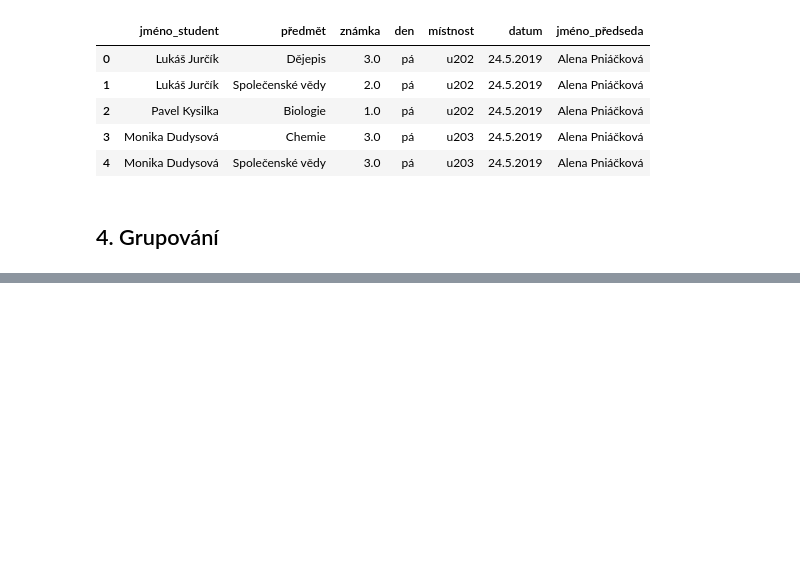
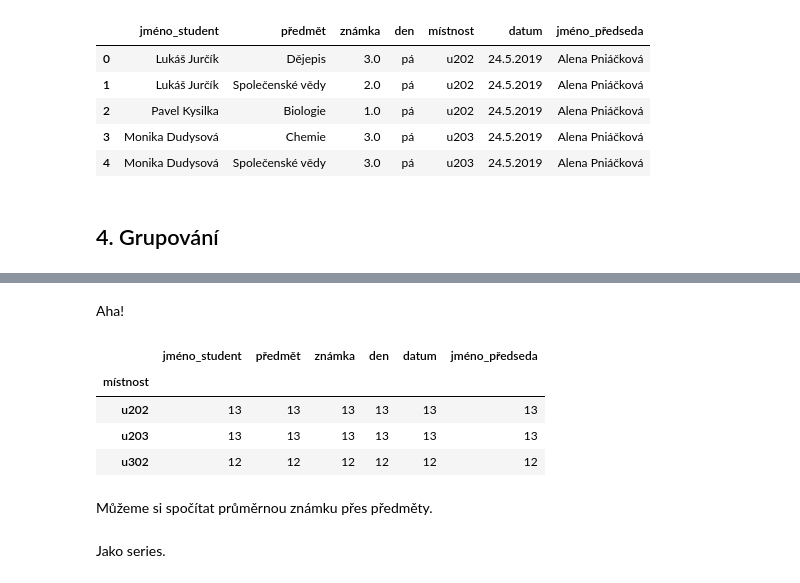
Before and after one commit to tomaskala/pandas-intro, a Jupyter notebook: lekce02_agregace/lekce.ipynb, the cells around one changed output, grey strips where cells are left out. Drawn from its saved outputs; the diff is of its cells as text; code cells hidden in the pictures; blank space fills up the shorter version.

```diff
--- a/lekce02_agregace/lekce.ipynb
+++ b/lekce02_agregace/lekce.ipynb
@@ -525,0 +604,14 @@ maturita2.to_csv("maturita2.csv", index=False)
+# %% [markdown]
+Aha!
+# %%
+groups.count()
+# %% [output]
+|  | jméno_student | předmět | známka | den | datum | jméno_předseda |
+| místnost |  |  |  |  |  |  |
+| u202 | 13 | 13 | 13 | 13 | 13 | 13 |
+| u203 | 13 | 13 | 13 | 13 | 13 | 13 |
+| u302 | 12 | 12 | 12 | 12 | 12 | 12 |
+# %% [markdown]
+Můžeme si spočítat průměrnou známku přes předměty.
+# %% [markdown]
+Jako series.
```
Also changed, not shown: parts of 24 cells of this notebook, 1 other file.
